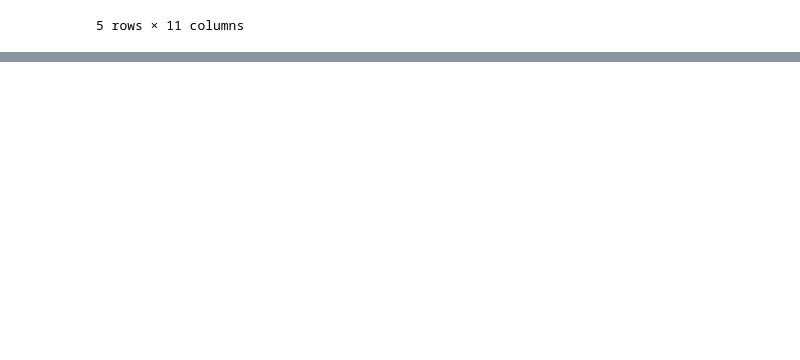
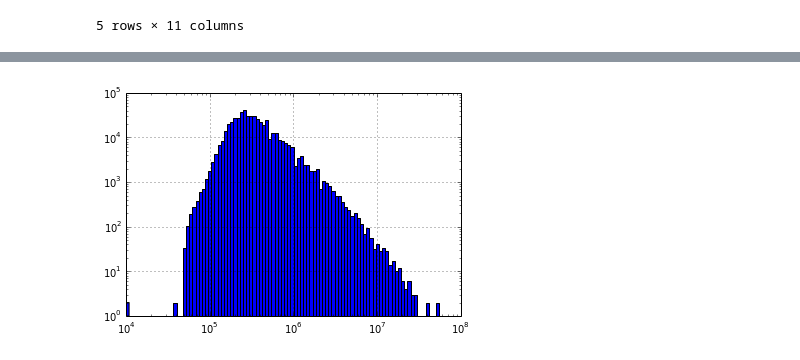
Before and after one commit to ijmbarr/SDC, a Jupyter notebook: Analysis/HousePriceExplore.ipynb, the cells around one changed output, grey strips where cells are left out. Drawn from its saved outputs; the diff is of its cells as text; code cells hidden in the pictures; blank space fills up the shorter version.

```diff
--- a/Analysis/HousePriceExplore.ipynb
+++ b/Analysis/HousePriceExplore.ipynb
@@ -26,0 +34,10 @@ Stuff.
+# %%
+fig, ax = plt.subplots()
+maxP = hp["Price"].max()
+minP = hp["Price"].min()
+hp["Price"].hist(ax=ax, bins=10**np.linspace(np.log10(minP), np.log10(maxP),100), bottom=1)
+ax.set_yscale('log')
+ax.set_xscale('log')
+plt.show(fig)
+# %% [output]
+[figure, added]
```
Also changed, not shown: parts of 4 cells of this notebook, 4 other files.
